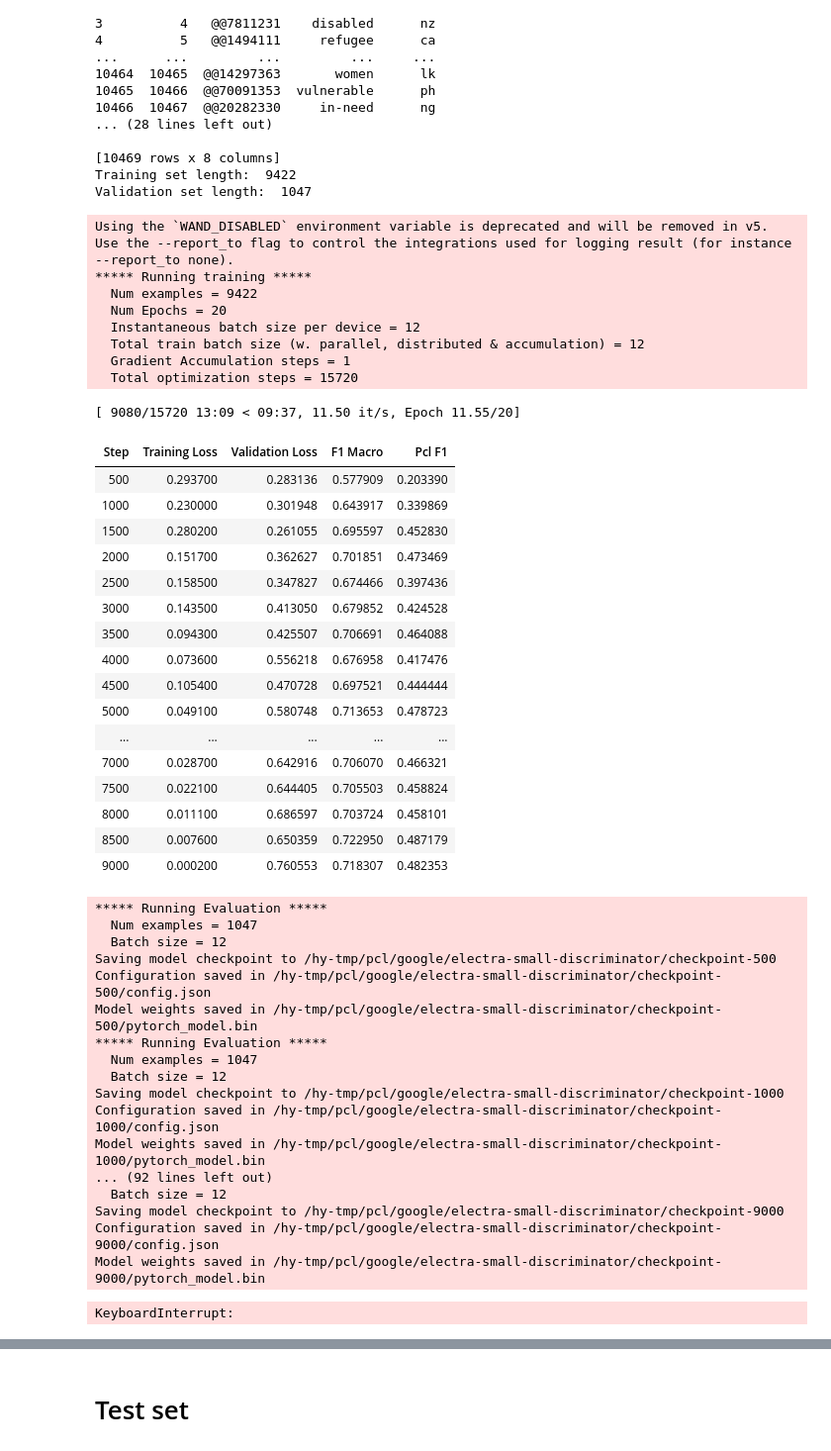
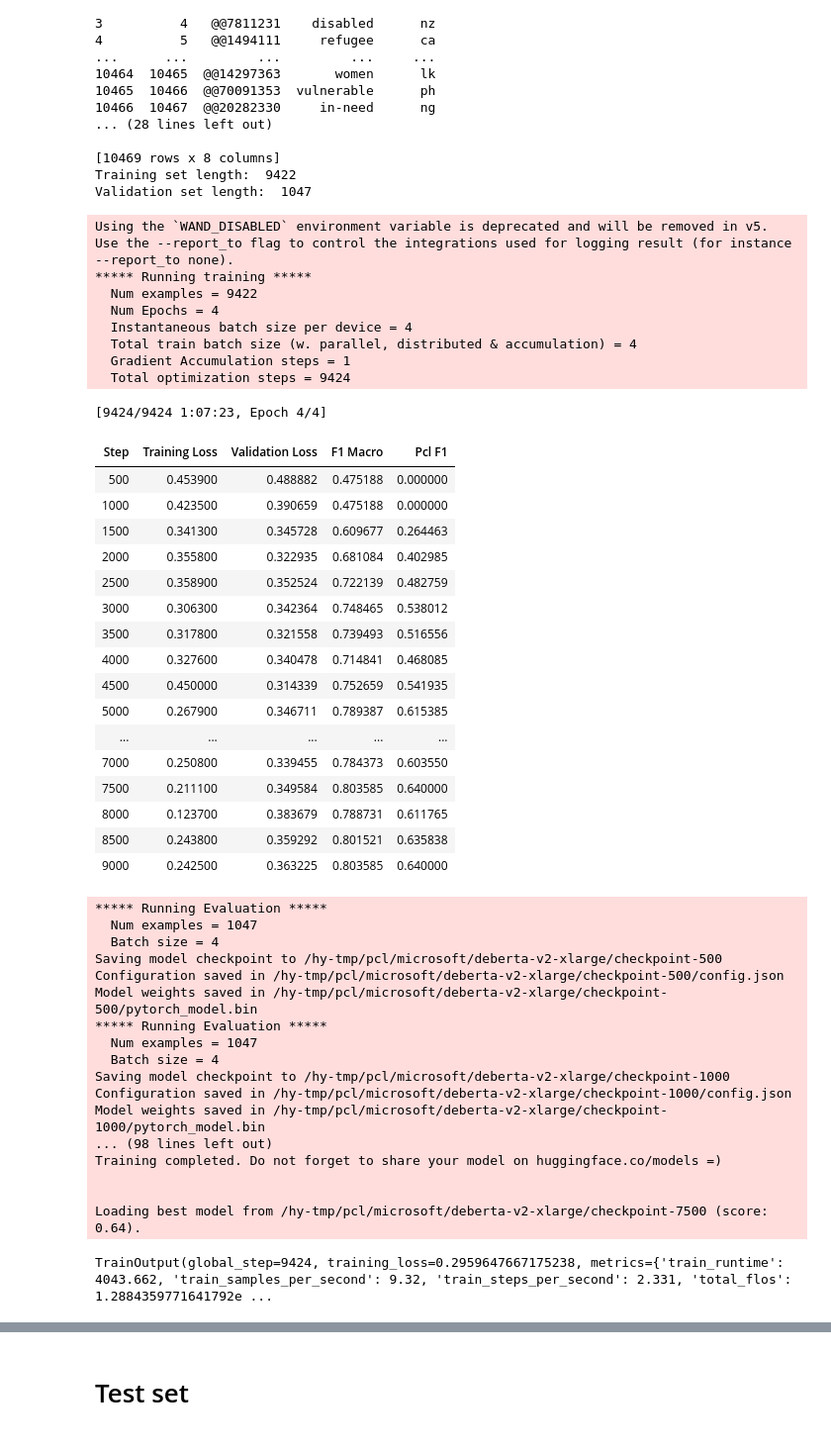
Before and after one commit to 772435284/NLP_CW, a Jupyter notebook: NLP_CW/jonas.ipynb, the cells around one changed output, grey strips where cells are left out. Shown: that part at 99% size. Cells and saved outputs as stored; diff of their text form; code cells hidden in the pictures.

```diff
--- a/NLP_CW/jonas.ipynb
+++ b/NLP_CW/jonas.ipynb
@@ -143,7 +129,7 @@ For debugging consider passing CUDA_LAUNCH_BLOCKING=1.
 dpm_pp = DPMProprocessed('.', 'task4_test.tsv')
 
 
-df_type = 'BACKTRANS' # Can be UNBALANCED, BACKTRANS, OVERSAMPLING
+df_type = 'UNBALANCED' # Can be UNBALANCED, BACKTRANS, OVERSAMPLING
 assert df_type in ['UNBALANCED', 'BACKTRANS', 'OVERSAMPLING']
 
 if df_type == 'UNBALANCED':
@@ -205,73 +191,73 @@ def compute_metric_eval(arg):
     return {'f1_macro' :f1_score(labels_gold, labels_pred, average='macro'),
             'pcl_f1': classification_report(labels_gold, labels_pred, target_names=["Not PCL","PCL"], output_dict= True)['PCL']['f1-score']} #more metrics can be added
 
 training_args = TrainingArguments(
         output_dir=temp_model_path,
         learning_rate = 1e-6,
         logging_steps= 100,
         eval_steps = 500,
         per_device_train_batch_size=4,
         per_device_eval_batch_size = 4,
-        num_train_epochs = 3,
+        num_train_epochs = 4,
         evaluation_strategy= "steps",
         load_best_model_at_end=True,
         metric_for_best_model='pcl_f1'
         )
 
 trainer = CustomTrainer(
         model=model,
         args=training_args,
         train_dataset=train_dataset,
         data_collator=eval_dataset.collate_fn,
         compute_metrics = compute_metric_eval,
         eval_dataset = eval_dataset
     )
 trainer.train()
 # %% [output]
 Using the `WAND_DISABLED` environment variable is deprecated and will be removed in v5. Use the --report_to flag to control the integrations used for logging result (for instance --report_to none).
 ***** Running training *****
   Num examples = 9422
-  Num Epochs = 20
-  Instantaneous batch size per device = 12
-  Total train batch size (w. parallel, distributed & accumulation) = 12
+  Num Epochs = 4
+  Instantaneous batch size per device = 4
+  Total train batch size (w. parallel, distributed & accumulation) = 4
   Gradient Accumulation steps = 1
-  Total optimization steps = 15720
+  Total optimization steps = 9424
-[ 9080/15720 13:09 < 09:37, 11.50 it/s, Epoch 11.55/20]
+[9424/9424 1:07:23, Epoch 4/4]
 | Step | Training Loss | Validation Loss | F1 Macro | Pcl F1 |
-| 500 | 0.293700 | 0.283136 | 0.577909 | 0.203390 |
-| 1000 | 0.230000 | 0.301948 | 0.643917 | 0.339869 |
-| 1500 | 0.280200 | 0.261055 | 0.695597 | 0.452830 |
-| 2000 | 0.151700 | 0.362627 | 0.701851 | 0.473469 |
-| 2500 | 0.158500 | 0.347827 | 0.674466 | 0.397436 |
-| 3000 | 0.143500 | 0.413050 | 0.679852 | 0.424528 |
-| 3500 | 0.094300 | 0.425507 | 0.706691 | 0.464088 |
-| 4000 | 0.073600 | 0.556218 | 0.676958 | 0.417476 |
-| 4500 | 0.105400 | 0.470728 | 0.697521 | 0.444444 |
-| 5000 | 0.049100 | 0.580748 | 0.713653 | 0.478723 |
+| 500 | 0.453900 | 0.488882 | 0.475188 | 0.000000 |
+| 1000 | 0.423500 | 0.390659 | 0.475188 | 0.000000 |
+| 1500 | 0.341300 | 0.345728 | 0.609677 | 0.264463 |
+| 2000 | 0.355800 | 0.322935 | 0.681084 | 0.402985 |
+| 2500 | 0.358900 | 0.352524 | 0.722139 | 0.482759 |
+| 3000 | 0.306300 | 0.342364 | 0.748465 | 0.538012 |
+| 3500 | 0.317800 | 0.321558 | 0.739493 | 0.516556 |
+| 4000 | 0.327600 | 0.340478 | 0.714841 | 0.468085 |
+| 4500 | 0.450000 | 0.314339 | 0.752659 | 0.541935 |
+| 5000 | 0.267900 | 0.346711 | 0.789387 | 0.615385 |
 | ... | ... | ... | ... | ... |
-| 7000 | 0.028700 | 0.642916 | 0.706070 | 0.466321 |
-| 7500 | 0.022100 | 0.644405 | 0.705503 | 0.458824 |
-| 8000 | 0.011100 | 0.686597 | 0.703724 | 0.458101 |
-| 8500 | 0.007600 | 0.650359 | 0.722950 | 0.487179 |
-| 9000 | 0.000200 | 0.760553 | 0.718307 | 0.482353 |
+| 7000 | 0.250800 | 0.339455 | 0.784373 | 0.603550 |
+| 7500 | 0.211100 | 0.349584 | 0.803585 | 0.640000 |
+| 8000 | 0.123700 | 0.383679 | 0.788731 | 0.611765 |
+| 8500 | 0.243800 | 0.359292 | 0.801521 | 0.635838 |
+| 9000 | 0.242500 | 0.363225 | 0.803585 | 0.640000 |
 ***** Running Evaluation *****
   Num examples = 1047
-  Batch size = 12
-Saving model checkpoint to /hy-tmp/pcl/google/electra-small-discriminator/checkpoint-500
-Configuration saved in /hy-tmp/pcl/google/electra-small-discriminator/checkpoint-500/config.json
-Model weights saved in /hy-tmp/pcl/google/electra-small-discriminator/checkpoint-500/pytorch_model.bin
+  Batch size = 4
+Saving model checkpoint to /hy-tmp/pcl/microsoft/deberta-v2-xlarge/checkpoint-500
+Configuration saved in /hy-tmp/pcl/microsoft/deberta-v2-xlarge/checkpoint-500/config.json
+Model weights saved in /hy-tmp/pcl/microsoft/deberta-v2-xlarge/checkpoint-500/pytorch_model.bin
 ***** Running Evaluation *****
   Num examples = 1047
-  Batch size = 12
-Saving model checkpoint to /hy-tmp/pcl/google/electra-small-discriminator/checkpoint-1000
-Configuration saved in /hy-tmp/pcl/google/electra-small-discriminator/checkpoint-1000/config.json
-Model weights saved in /hy-tmp/pcl/google/electra-small-discriminator/checkpoint-1000/pytorch_model.bin
-... (92 lines left out)
-  Batch size = 12
-Saving model checkpoint to /hy-tmp/pcl/google/electra-small-discriminator/checkpoint-9000
-Configuration saved in /hy-tmp/pcl/google/electra-small-discriminator/checkpoint-9000/config.json
-Model weights saved in /hy-tmp/pcl/google/electra-small-discriminator/checkpoint-9000/pytorch_model.bin
+  Batch size = 4
+Saving model checkpoint to /hy-tmp/pcl/microsoft/deberta-v2-xlarge/checkpoint-1000
+Configuration saved in /hy-tmp/pcl/microsoft/deberta-v2-xlarge/checkpoint-1000/config.json
+Model weights saved in /hy-tmp/pcl/microsoft/deberta-v2-xlarge/checkpoint-1000/pytorch_model.bin
+... (98 lines left out)
+Training completed. Do not forget to share your model on huggingface.co/models =)
+
+
+Loading best model from /hy-tmp/pcl/microsoft/deberta-v2-xlarge/checkpoint-7500 (score: 0.64).
-KeyboardInterrupt:
+TrainOutput(global_step=9424, training_loss=0.2959647667175238, metrics={'train_runtime': 4043.662, 'train_samples_per_second': 9.32, 'train_steps_per_second': 2.331, 'total_flos': 1.2884359771641792e ...
 # %%
 trainer.save_model(model_path)
 tokenizer.save_pretrained(tokenizer_path)
```
Also changed, not shown: parts of 14 cells of this notebook.
